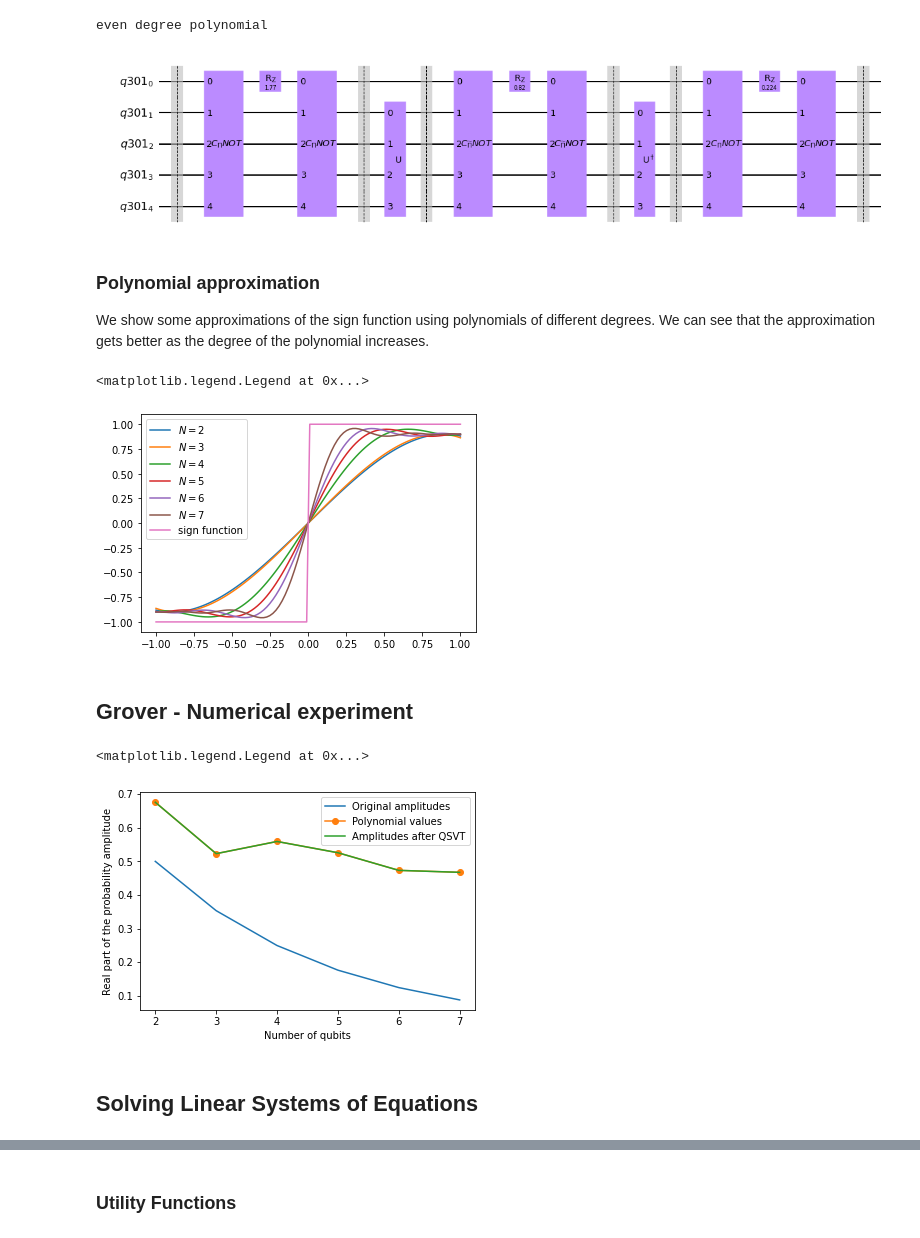
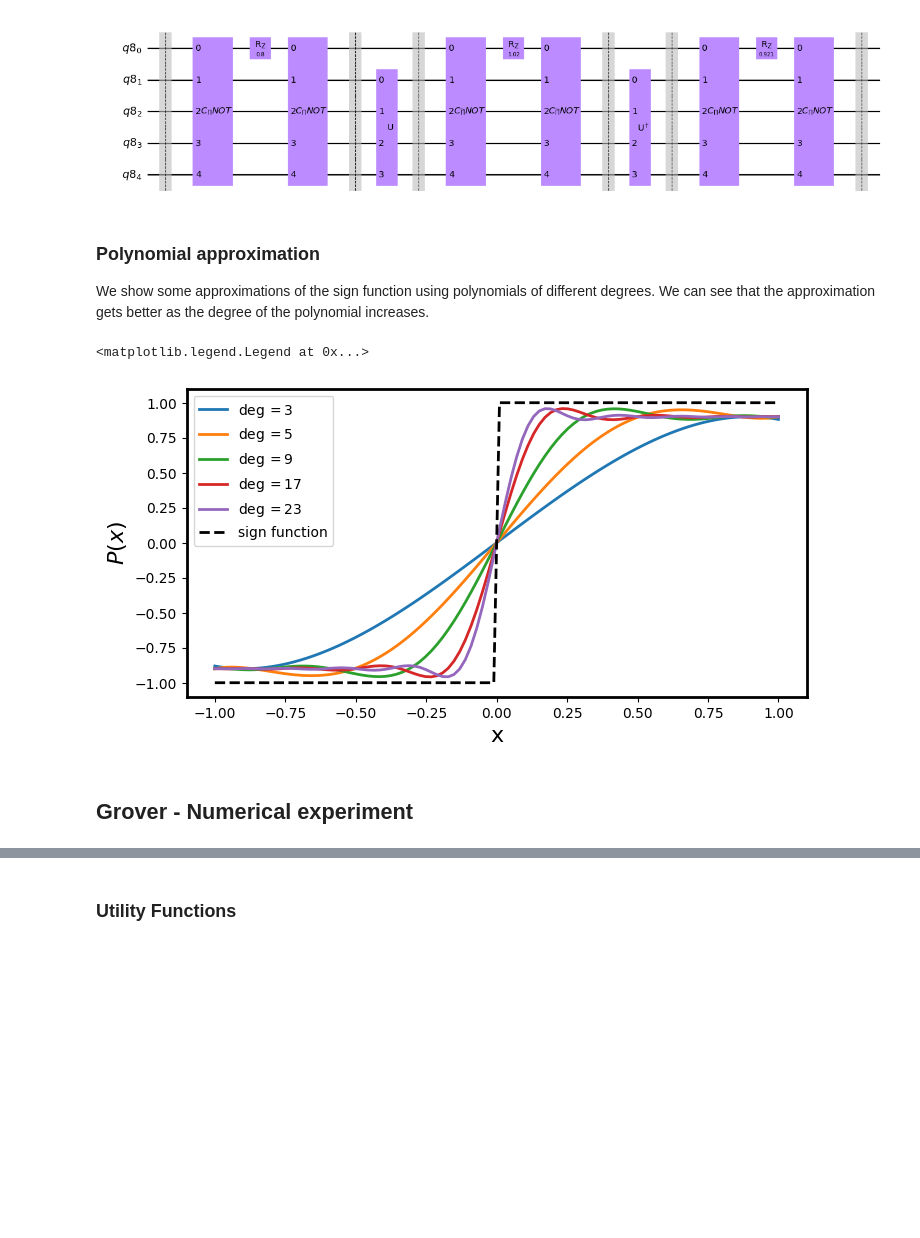
Before and after one commit to agnikit/QSVT, a Jupyter notebook: qsvt.ipynb, the cells around one changed output, grey strips where cells are left out. Drawn from its saved outputs; the diff is of its cells as text; code cells hidden in the pictures; blank space fills up the shorter version.

Commit message:
added theory, cleaned code, linear system errors

```diff
--- a/qsvt.ipynb
+++ b/qsvt.ipynb
@@ -21,7 +61,13 @@ from pyqsp import angle_sequence
 from IPython.utils import io # this is for suppressing output from pyqsp
 
 # plotting parameters
-plt.rcParams['figure.figsize'] = [5, 5]
+plt.rcParams['figure.figsize'] = [8, 4]
+plt.rcParams.update({'font.size': 16})
+plt.rcParams['legend.fontsize'] = 10
+plt.rcParams['legend.handlelength'] = 2
+plt.rcParams['axes.linewidth'] = 2
+plt.rc('xtick', labelsize=10)
+plt.rc('ytick', labelsize=10)
 # %%
 # signal rotation operator
 def W(a):
@@ -44,7 +90,7 @@ def create_QSP_circuit(a,phi):
     Returns:
         qc :  a quantum circuit which implements the QSP
     '''
-    q = QuantumRegister(1)
+    q = QuantumRegister(1, '')
     qc = QuantumCircuit(q)
     # add the phi0 signal-processing rotation
     qc.rz(phi[0],q)
@@ -286,35 +434,39 @@ P = np.outer(v,v.conj())
 phi = np.random.rand(3)
 qsvt_circuit = create_qsvt_circuit(U,P,P, phi, q)
 # draw the circuit
-qsvt_circuit.draw(output = 'mpl')
+qsvt_circuit.draw(output = 'mpl', scale = 0.8)
 # %% [output]
-even degree polynomial
-[figure, old version]
+[figure, new version]
 # %% [markdown]
 ### Polynomial approximation
 
 We show some approximations of the sign function using polynomials of different degrees. We can see that the approximation gets better as the degree of the polynomial increases.
 # %%
 # check the polynomial approximation for different values of qubits
-N = np.arange(2,8)
-for n in N:
+N = [2,4,6,8,9]
+degrees = [np.ceil((2**n)**0.5) if np.ceil((2**n)**0.5)%2 == 1 else np.ceil((2**n)**0.5)+1 for n in N]
+for i,n in enumerate(N):
     with io.capture_output() as captured:
         p = sign_approximating_polynomial(n)
     x = np.linspace(-1,1,100)
-    plt.plot(x,p(x), label = r'$N = %d$'%n)
+    plt.plot(x,p(x), label = r'$\deg = %d$'%degrees[i], linewidth = 2)
 
 # plot the sign function
-plt.plot(x,np.sign(x), label = 'sign function')
+plt.plot(x,np.sign(x), label = 'sign function', linewidth = 2, linestyle = '--', color = 'black')
+plt.xlabel('x')
+plt.ylabel(r'$P(x)$')
 plt.legend()
+
+#plt.savefig('sign_approximation.png', dpi=300, bbox_inches='tight')
 # %% [output]
 <matplotlib.legend.Legend at 0x...>
-[figure, old version]
+[figure, new version]
 # %% [markdown]
 ## Grover - Numerical experiment
 # %%
-np.random.seed(42)
+np.random.seed(1)
 
-num_qubits = np.arange(2,8) # number of qubits
+num_qubits = np.array([2,4,6,8,9]) # number of qubits
 
 original_amplitudes = [1/np.sqrt(2**qubits) for qubits in num_qubits] # probability amplitudes, before QSVT
 
@@ -356,18 +508,3 @@ for i,qubits in enumerate(num_qubits):
 
     # find the probability of measuring the |m> state
     amplitudes[i] =  output_state[2*r].real
-
-
-
-# plot the results
-plt.plot(num_qubits,original_amplitudes, label = 'Original amplitudes ')
-plt.plot(num_qubits,values_poly, label = 'Polynomial values', marker = 'o')
-plt.plot(num_qubits,amplitudes, label = 'Amplitudes after QSVT')
-plt.xlabel('Number of qubits')
-plt.ylabel('Real part of the probability amplitude')
-plt.legend()
-# %% [output]
-<matplotlib.legend.Legend at 0x...>
-[figure, removed]
-# %% [markdown]
-## Solving Linear Systems of Equations
```
Also changed, not shown: parts of 29 cells of this notebook, 2 other files.
